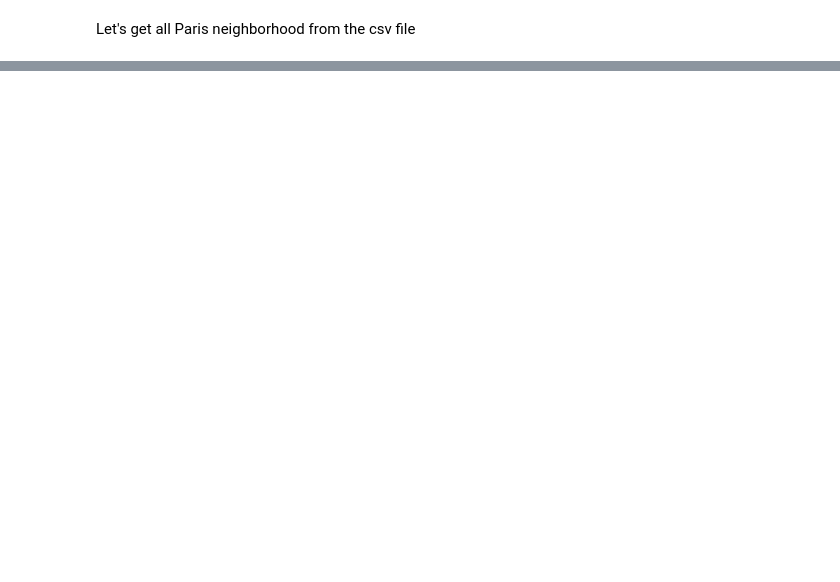
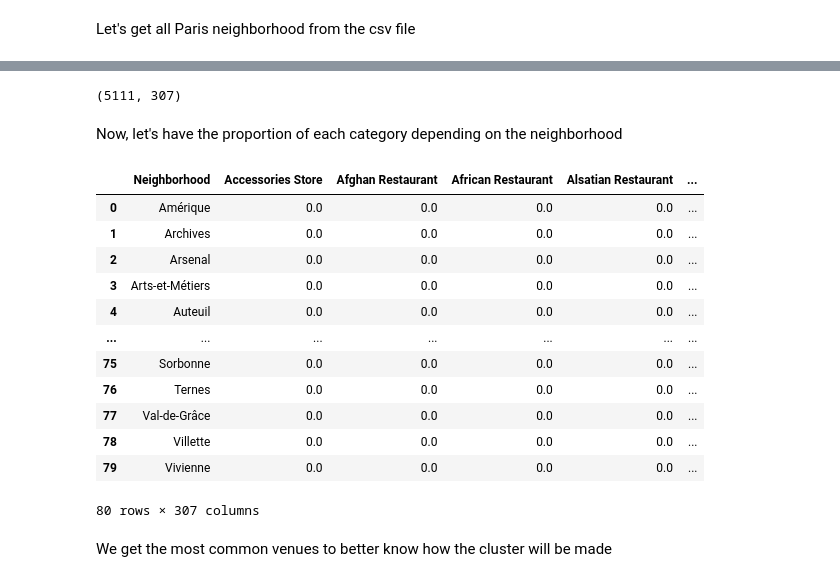
Before and after one commit to Extalium/Coursera-IBM-Capstone-project, a Jupyter notebook: Capstone Project - Paris Business Plan.ipynb, the cells around one changed output, grey strips where cells are left out. Cells and saved outputs as stored; diff of their text form; code cells hidden in the pictures; blank space fills up the shorter version.

```diff
--- a/Capstone Project - Paris Business Plan.ipynb
+++ b/Capstone Project - Paris Business Plan.ipynb
@@ -206,0 +80,9 @@ Paris_neighborhood
+# %%
+print(str(Paris_neighborhood["Geometry X Y"][0]).split(','))
+Paris_neighborhood["Latitude"] = float(str(Paris_neighborhood["Geometry X Y"][0]).split(',')[0].replace(" ",""))
+Paris_neighborhood["Longitude"] = float(str(Paris_neighborhood["Geometry X Y"][0]).split(',')[1].replace(" ",""))
+for i in range(len(Paris_neighborhood.index)):
+    Paris_neighborhood["Latitude"][i] = float(str(Paris_neighborhood["Geometry X Y"][i]).split(',')[0].replace(" ",""))
+    Paris_neighborhood["Longitude"][i] = float(str(Paris_neighborhood["Geometry X Y"][i]).split(',')[1])
+Paris_neighborhood = Paris_neighborhood.drop(["Geometry X Y"],axis=1)
+Paris_neighborhood.head(4)
@@ -206,0 +324,25 @@ Paris_neighborhood
+# %%
+paris_onehot.shape
+# %% [output]
+(5111, 307)
+# %% [markdown]
+Now, let's have the proportion of each category depending on the neighborhood
+# %%
+paris_grouped = paris_onehot.groupby('Neighborhood').mean().reset_index()
+paris_grouped.head(5)
+# %% [output]
+|  | Neighborhood | Accessories Store | Afghan Restaurant | African Restaurant | Alsatian Restaurant | ... |
+| 0 | Amérique | 0.0 | 0.0 | 0.0 | 0.0 | ... |
+| 1 | Archives | 0.0 | 0.0 | 0.0 | 0.0 | ... |
+| 2 | Arsenal | 0.0 | 0.0 | 0.0 | 0.0 | ... |
+| 3 | Arts-et-Métiers | 0.0 | 0.0 | 0.0 | 0.0 | ... |
+| 4 | Auteuil | 0.0 | 0.0 | 0.0 | 0.0 | ... |
+| ... | ... | ... | ... | ... | ... | ... |
+| 75 | Sorbonne | 0.0 | 0.0 | 0.0 | 0.0 | ... |
+| 76 | Ternes | 0.0 | 0.0 | 0.0 | 0.0 | ... |
+| 77 | Val-de-Grâce | 0.0 | 0.0 | 0.0 | 0.0 | ... |
+| 78 | Villette | 0.0 | 0.0 | 0.0 | 0.0 | ... |
+| 79 | Vivienne | 0.0 | 0.0 | 0.0 | 0.0 | ... |
+80 rows × 307 columns
+# %% [markdown]
+We get the most common venues to better know how the cluster will be made
```
Also changed, not shown: parts of 79 cells of this notebook, 1 other file.
